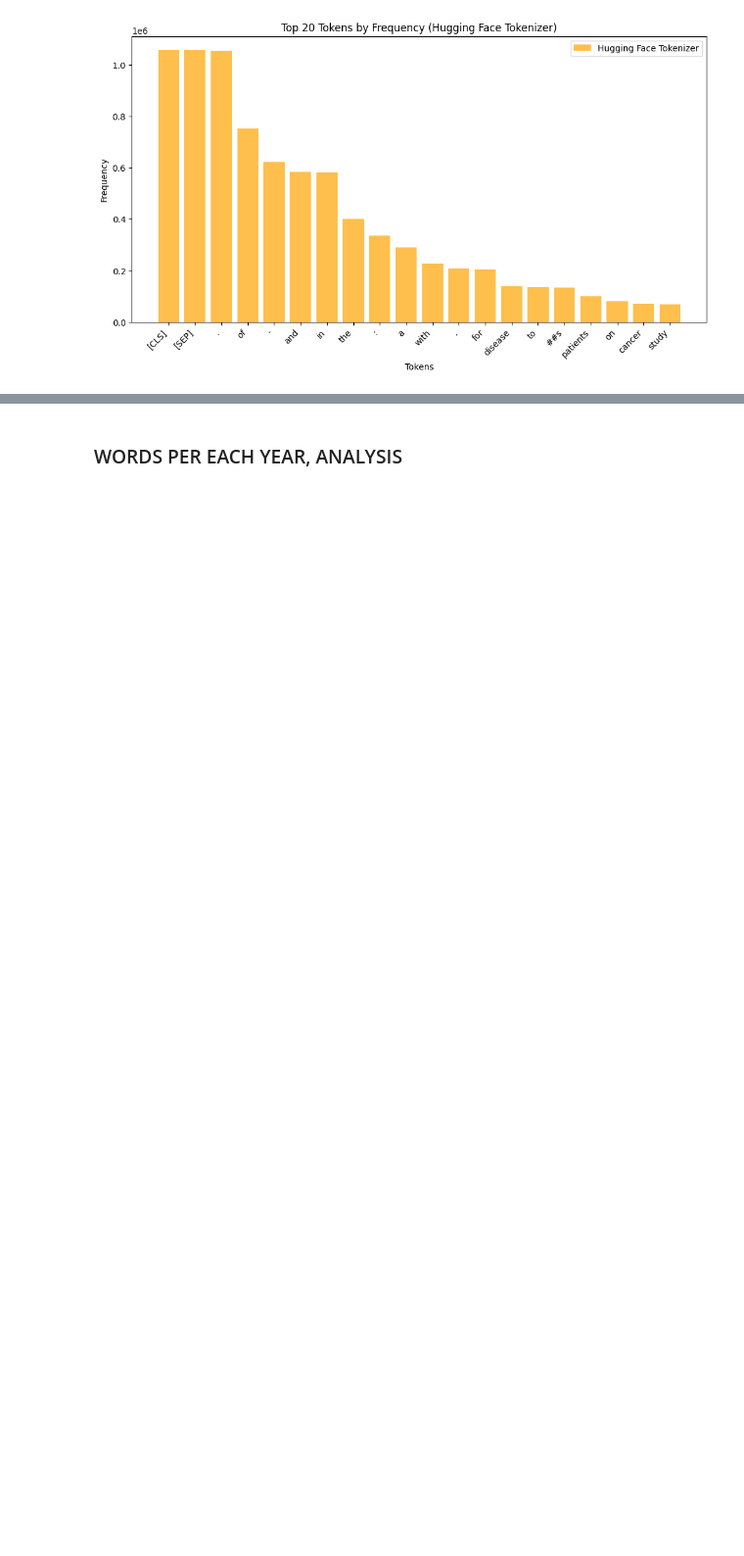
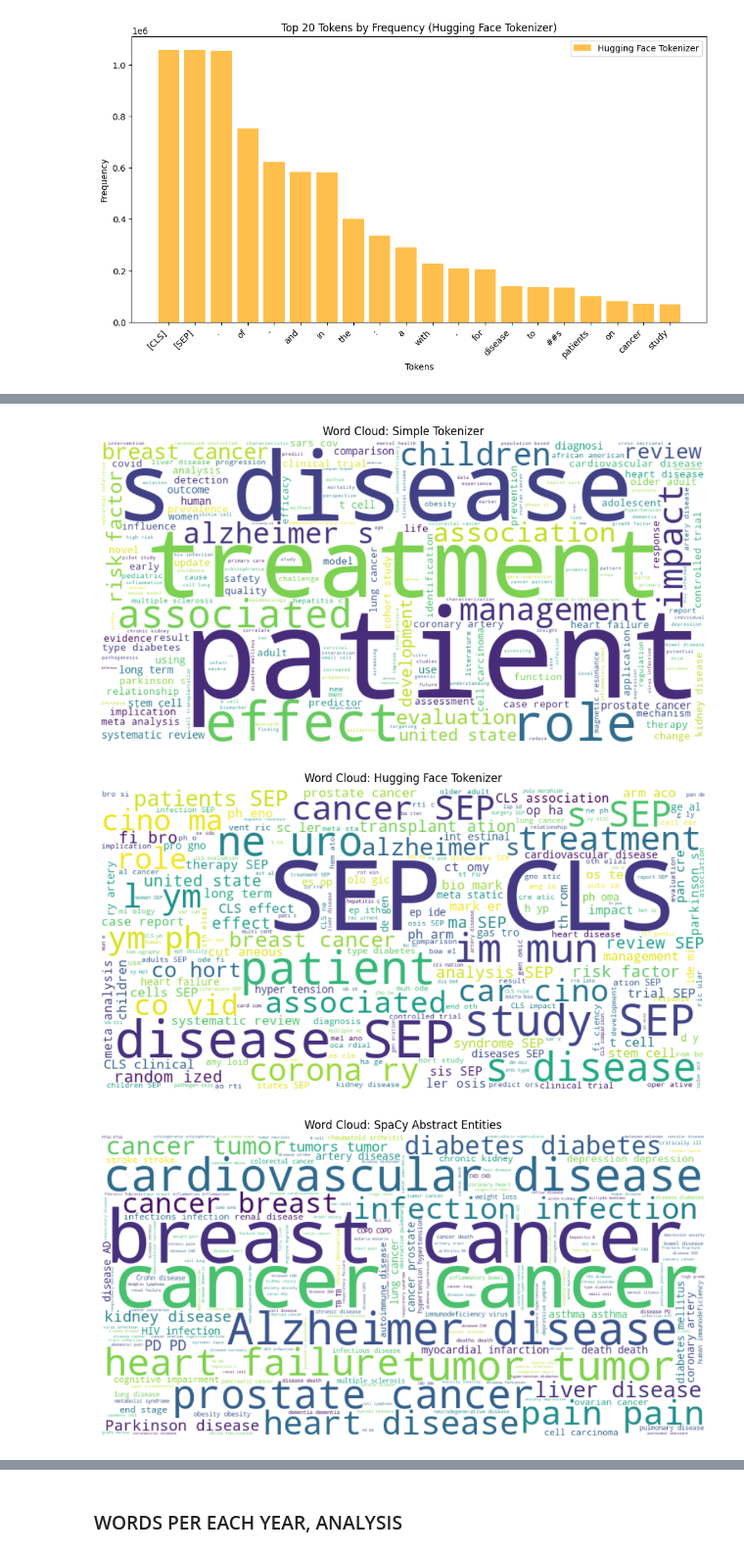
Before and after one commit to mateuszpliszka/PubMedResearch, a Jupyter notebook: 2.EDA_Tokenization.ipynb, the cells around one changed output, grey strips where cells are left out. Shown at 98% size. Saved outputs shown, nothing was run; the diff lists cells and outputs as text; code cells hidden in the pictures; blank space fills up the shorter version.

```diff
--- a/2.EDA_Tokenization.ipynb
+++ b/2.EDA_Tokenization.ipynb
@@ -1701,19 +1782,40 @@ print(spacy_title_tfidf_df.head())
 # %%
 from wordcloud import WordCloud
+import matplotlib.pyplot as plt
 
-# Generate word clouds
+# Word clouds for tokenized data
 simple_wordcloud = WordCloud(width=800, height=400, background_color="white").generate(" ".join(simple_token_flat))
 hf_wordcloud = WordCloud(width=800, height=400, background_color="white").generate(" ".join(hf_token_flat))
 
-# Plot word clouds
+# Word clouds for SpaCy entities
+spacy_abstract_wordcloud = WordCloud(width=800, height=400, background_color="white").generate(" ".join(df["spacy_abstract_text"]))
+spacy_title_wordcloud = WordCloud(width=800, height=400, background_color="white").generate(" ".join(df["spacy_title_text"]))
+
+# Plotting
 plt.figure(figsize=(12, 6))
 plt.imshow(simple_wordcloud, interpolation="bilinear")
 plt.axis("off")
 plt.title("Word Cloud: Simple Tokenizer")
 plt.show()
 
 plt.figure(figsize=(12, 6))
 plt.imshow(hf_wordcloud, interpolation="bilinear")
 plt.axis("off")
 plt.title("Word Cloud: Hugging Face Tokenizer")
 plt.show()
+
+plt.figure(figsize=(12, 6))
+plt.imshow(spacy_abstract_wordcloud, interpolation="bilinear")
+plt.axis("off")
+plt.title("Word Cloud: SpaCy Abstract Entities")
+plt.show()
+
+plt.figure(figsize=(12, 6))
+plt.imshow(spacy_title_wordcloud, interpolation="bilinear")
+plt.axis("off")
+plt.title("Word Cloud: SpaCy Title Entities")
+plt.show()
+# %% [output]
+[figure, added]
+[figure, added]
+[figure, added]
```
Also changed, not shown: parts of 64 cells of this notebook.
